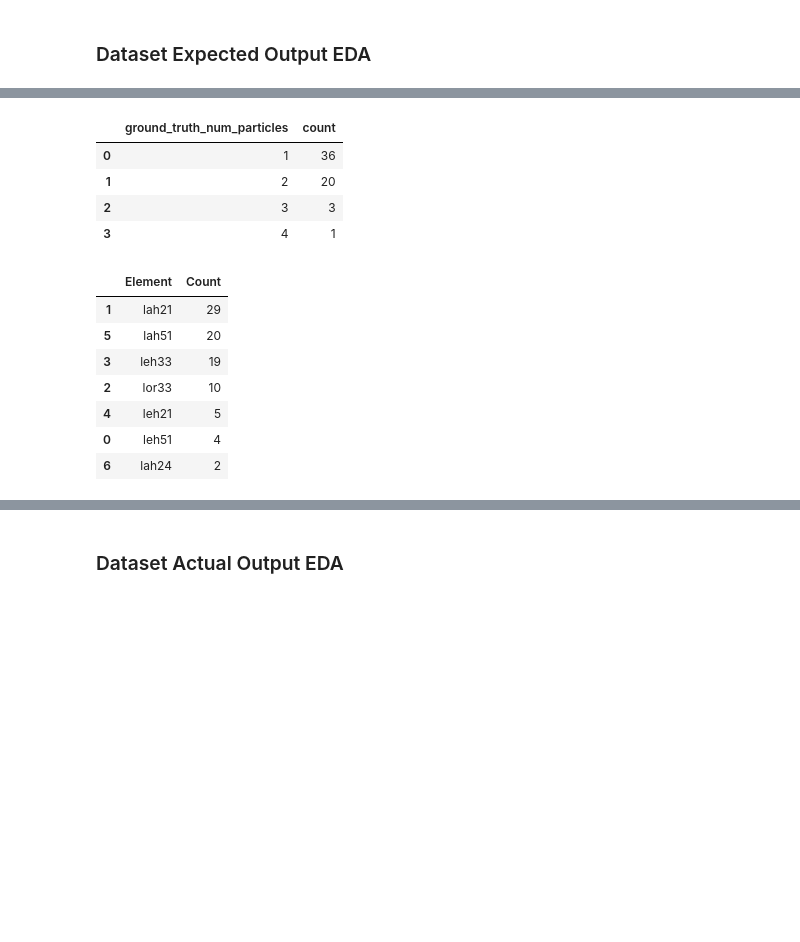
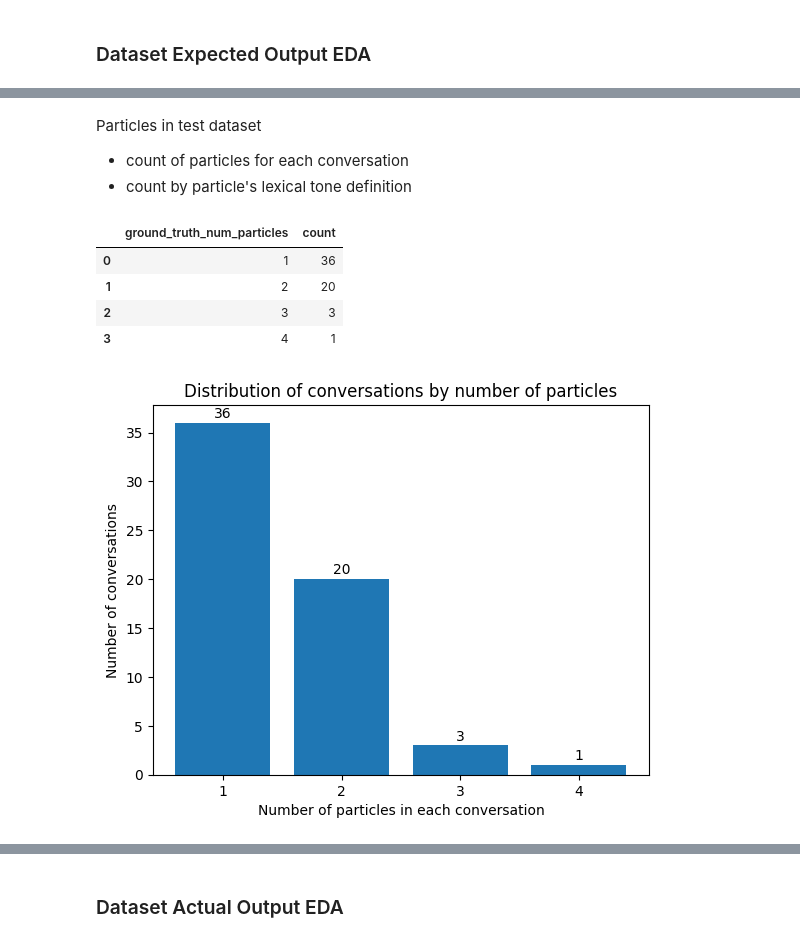
Before and after one commit to yizhenpong/SpeakSingapore, a Jupyter notebook: src/SpeakSingapore/test_and_results/results_analysis.ipynb, the cells around one changed output, grey strips where cells are left out. Saved outputs shown, nothing was run; the diff lists cells and outputs as text; code cells hidden in the pictures; blank space fills up the shorter version.

```diff
--- a/src/SpeakSingapore/test_and_results/results_analysis.ipynb
+++ b/src/SpeakSingapore/test_and_results/results_analysis.ipynb
@@ -50,27 +128,23 @@ df.to_excel('result_df_scores.xlsx')
+# %% [markdown]
+Particles in test dataset
+- count of particles for each conversation
+- count by particle's lexical tone definition
 # %%
-distribution_table = df['ground_truth_num_particles'].value_counts().reset_index()
-distribution_table
+num_particles_in_convos = df['ground_truth_num_particles'].value_counts().reset_index()
+num_particles_in_convos
 # %% [output]
 |  | ground_truth_num_particles | count |
 | 0 | 1 | 36 |
 | 1 | 2 | 20 |
 | 2 | 3 | 3 |
 | 3 | 4 | 1 |
-# %%
-from collections import Counter
-def get_particle_counts(colname, df):
-    flattened_list = df[colname].explode().tolist()
-    distribution = Counter(flattened_list)
-    distribution_df = pd.DataFrame(list(distribution.items()), columns=['Element', 'Count'])
-    distribution_df = distribution_df.sort_values(by='Count', ascending=False)
-    return distribution_df
-get_particle_counts('ground_truth', df)
-# %% [output]
-|  | Element | Count |
-| 1 | lah21 | 29 |
-| 5 | lah51 | 20 |
-| 3 | leh33 | 19 |
-| 2 | lor33 | 10 |
-| 4 | leh21 | 5 |
-| 0 | leh51 | 4 |
-| 6 | lah24 | 2 |
+# %%
+num_particles_in_convos['ground_truth_num_particles'] = num_particles_in_convos['ground_truth_num_particles'].apply(str)
+bars = plt.bar(num_particles_in_convos['ground_truth_num_particles'], num_particles_in_convos['count'])
+plt.xlabel('Number of particles in each conversation')
+plt.ylabel('Number of conversations')
+plt.title('Distribution of conversations by number of particles')
+autolabel(bars)
+plt.show()
+# %% [output]
+[figure, added]
```
Also changed, not shown: parts of 21 cells of this notebook, 1 other file.
